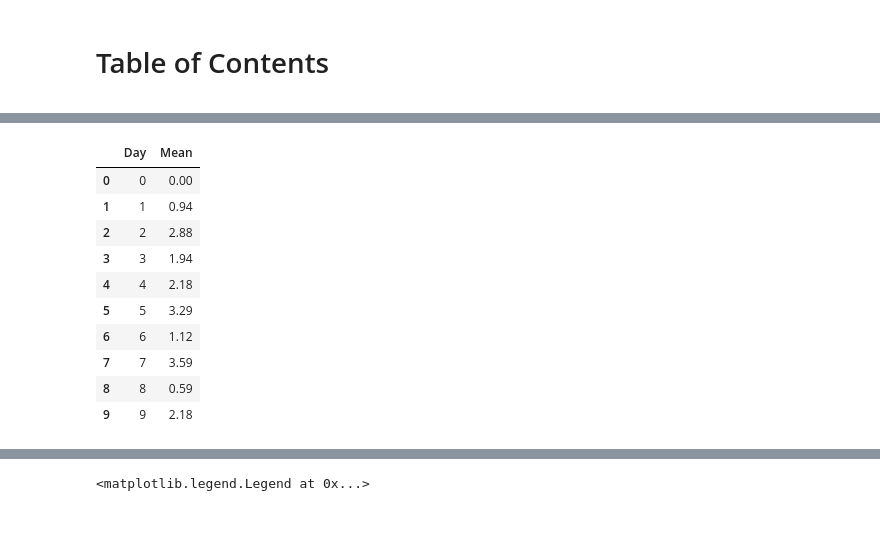
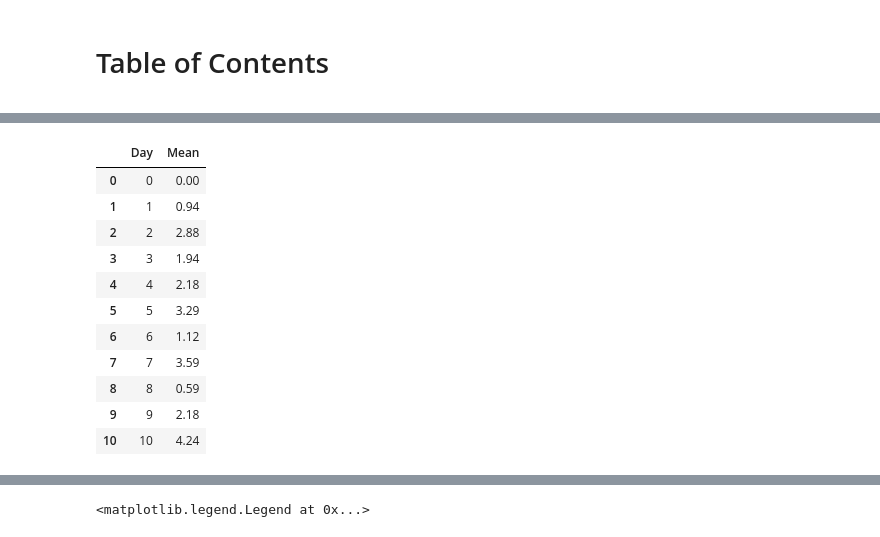
Before and after one commit to ufranca/wc2022, a Jupyter notebook: plot_results_v2.ipynb, the cells around one changed output, grey strips where cells are left out. Saved outputs shown, nothing was run; the diff lists cells and outputs as text; code cells hidden in the pictures.

```diff
--- a/plot_results_v2.ipynb
+++ b/plot_results_v2.ipynb
@@ -51,7 +51,7 @@ HTML("<style>.container { width:90% !important; }</style>")
 # %%
 year = '22'
 month='11'
-day = '28'
+day = '29'
 # %%
 df_ec = pd.read_excel("resultados/resultados_"+year+month+day+".xlsx", dtype=object)
 #df_ec = df_ec[df_ec['Day'] != 0]
@@ -359,34 +362,35 @@ df_to_plot.plot(kind='line',  x ='Day' , y='Mean', alpha=0.5, style="--",
                 marker='s', color='red' ,label='Media del dia', ax=ax, );
 
 
 
 #df_to_plot.plot(kind='line',  alpha=0.9, ax=ax, marker='s', color='SlateGrey' ,legend=False);
 #ax.get_legend()#.remove()
 
-plt.ylim(-0.2, 10)
+plt.ylim(-0.2, 12)
 
 #plt.xticks(range(0, df_ec['Day'].max()+2, 1))
 
 plt.xlabel('Dia')
 plt.ylabel('Puntos Diarios')
 plt.title('Puntos Diarios')
 ax.legend(bbox_to_anchor=(1.2, 1.0), loc=1, prop={'size': 22})
 
 sns.despine(offset=10, trim=True)
 ax.yaxis.grid(True, alpha=0.2)
 plt.savefig('figuras/resultados_puntos_diarios.jpg', bbox_inches='tight')
 # %% [output]
 |  | Day | Mean |
 | 0 | 0 | 0.00 |
 | 1 | 1 | 0.94 |
 | 2 | 2 | 2.88 |
 | 3 | 3 | 1.94 |
 | 4 | 4 | 2.18 |
 | 5 | 5 | 3.29 |
 | 6 | 6 | 1.12 |
 | 7 | 7 | 3.59 |
 | 8 | 8 | 0.59 |
 | 9 | 9 | 2.18 |
+| 10 | 10 | 4.24 |
 [drawing not drawn]
 # %%
 df_marcador = df_ec.groupby('Name')['Marcador'].sum().reset_index()
```
Also changed, not shown: parts of 6 cells of this notebook, 10 other files.
